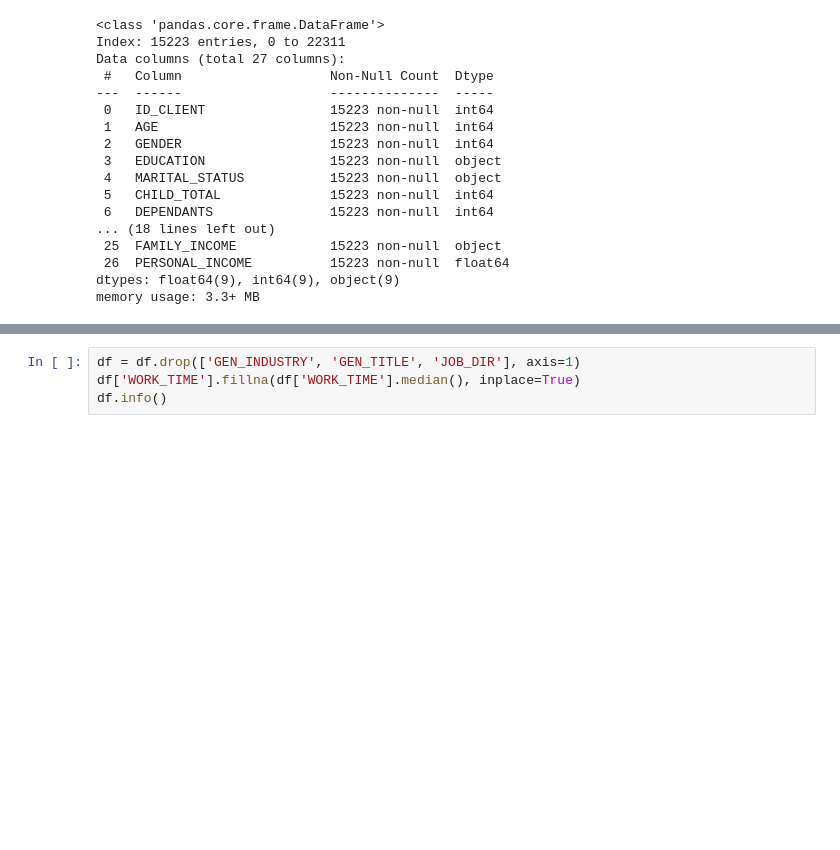
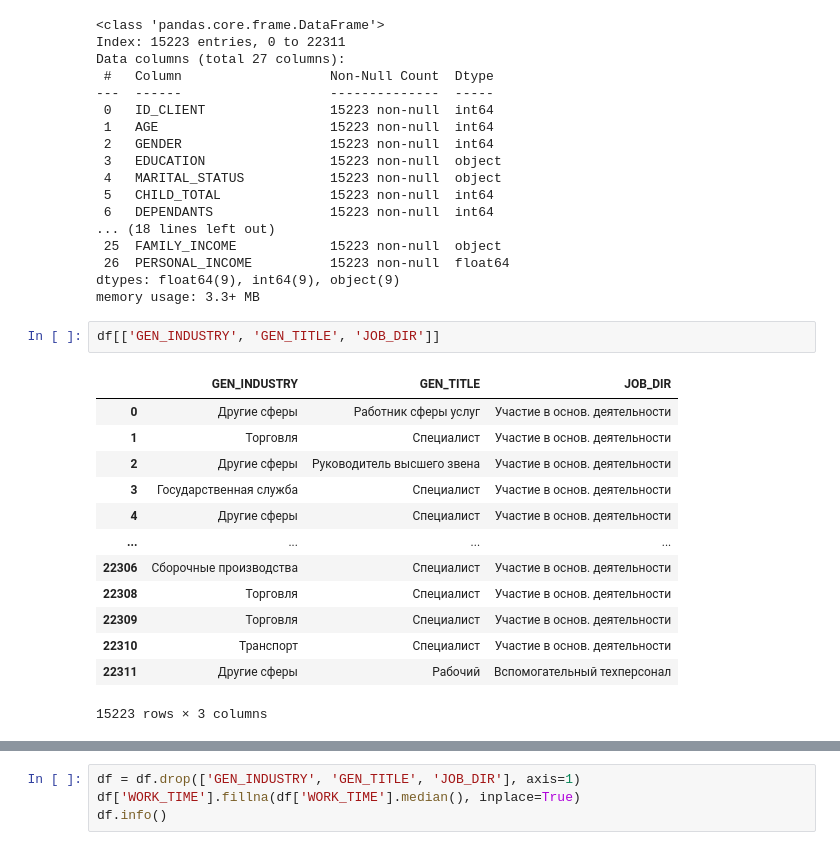
Before and after one commit to gbull25/streamlit_hw, a Jupyter notebook: pre-EDA.ipynb, the cells around one changed output, grey strips where cells are left out. Drawn from its saved outputs; the diff is of its cells as text; blank space fills up the shorter version.

```diff
--- a/pre-EDA.ipynb
+++ b/pre-EDA.ipynb
@@ -191,3 +205,19 @@ Data columns (total 27 columns):
  26  PERSONAL_INCOME          15223 non-null  float64
 dtypes: float64(9), int64(9), object(9)
 memory usage: 3.3+ MB
+# %%
+df[['GEN_INDUSTRY', 'GEN_TITLE', 'JOB_DIR']]
+# %% [output]
+|  | GEN_INDUSTRY | GEN_TITLE | JOB_DIR |
+| 0 | Другие сферы | Работник сферы услуг | Участие в основ. деятельности |
+| 1 | Торговля | Специалист | Участие в основ. деятельности |
+| 2 | Другие сферы | Руководитель высшего звена | Участие в основ. деятельности |
+| 3 | Государственная служба | Специалист | Участие в основ. деятельности |
+| 4 | Другие сферы | Специалист | Участие в основ. деятельности |
+| ... | ... | ... | ... |
+| 22306 | Сборочные производства | Специалист | Участие в основ. деятельности |
+| 22308 | Торговля | Специалист | Участие в основ. деятельности |
+| 22309 | Торговля | Специалист | Участие в основ. деятельности |
+| 22310 | Транспорт | Специалист | Участие в основ. деятельности |
+| 22311 | Другие сферы | Рабочий | Вспомогательный техперсонал |
+15223 rows × 3 columns
```
Also changed, not shown: parts of 30 cells of this notebook, 1 other file.
